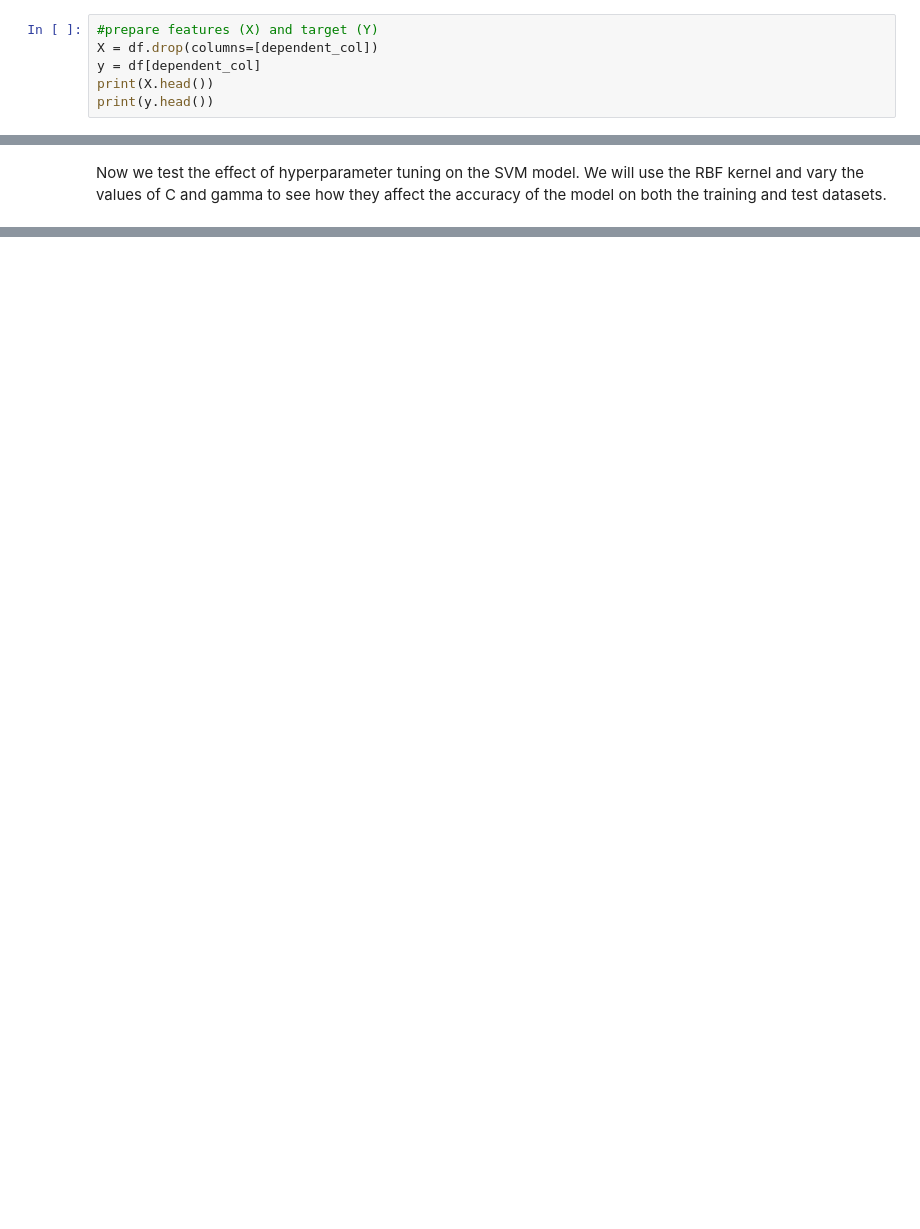
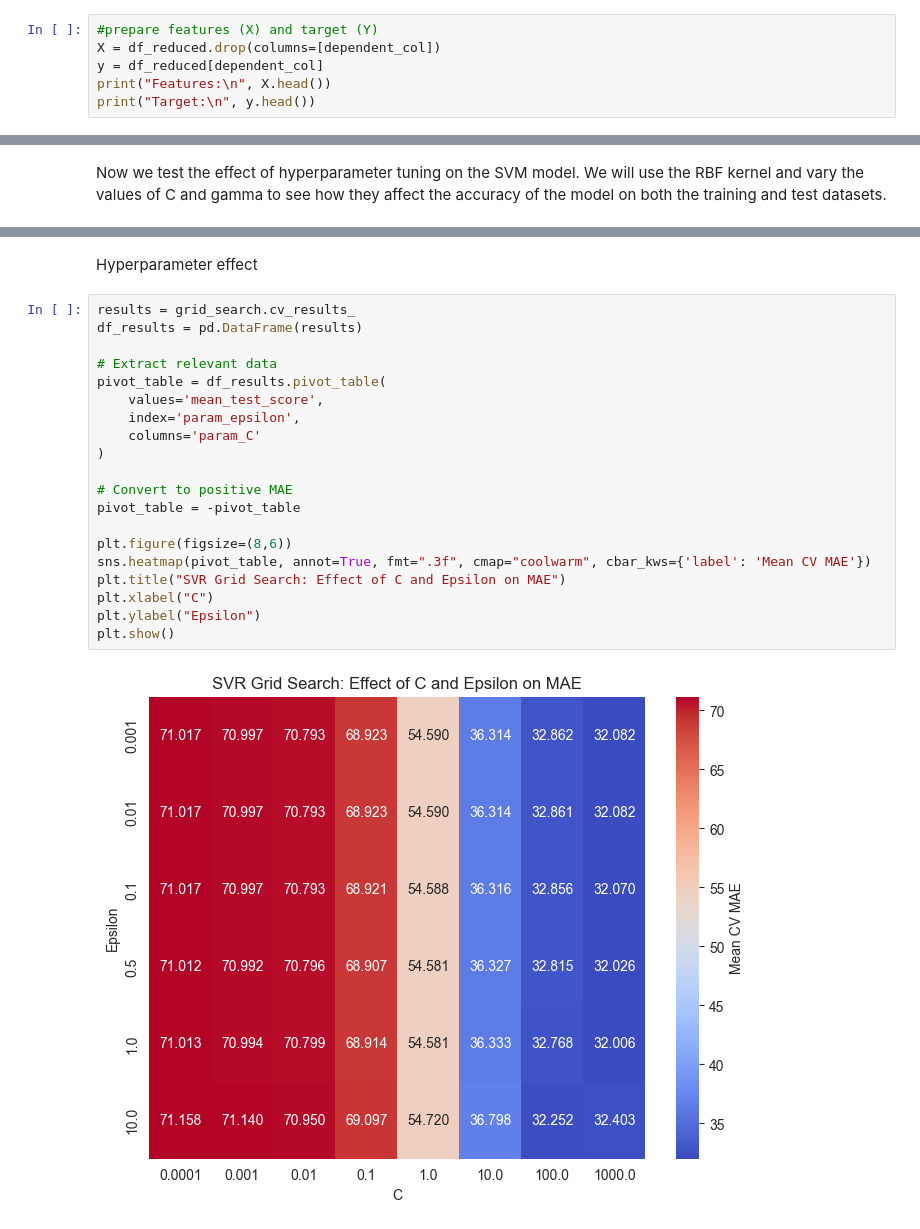
Before and after one commit to ciarangray0/MLRegressionAssignment2, a Jupyter notebook: SVR.ipynb, the cells around one changed output, grey strips where cells are left out. Drawn from its saved outputs; the diff is of its cells as text; blank space fills up the shorter version.

```diff
--- a/SVR.ipynb
+++ b/SVR.ipynb
@@ -38,7 +109,7 @@ max          2.470000           1.950000        454.295736
 # %%
 #prepare features (X) and target (Y)
-X = df.drop(columns=[dependent_col])
-y = df[dependent_col]
-print(X.head())
-print(y.head())
+X = df_reduced.drop(columns=[dependent_col])
+y = df_reduced[dependent_col]
+print("Features:\n", X.head())
+print("Target:\n", y.head())
 # %% [output]
@@ -217,0 +305,24 @@ plt.show()
+# %% [markdown]
+Hyperparameter effect
+# %%
+results = grid_search.cv_results_
+df_results = pd.DataFrame(results)
+
+# Extract relevant data
+pivot_table = df_results.pivot_table(
+    values='mean_test_score',
+    index='param_epsilon',
+    columns='param_C'
+)
+
+# Convert to positive MAE
+pivot_table = -pivot_table
+
+plt.figure(figsize=(8,6))
+sns.heatmap(pivot_table, annot=True, fmt=".3f", cmap="coolwarm", cbar_kws={'label': 'Mean CV MAE'})
+plt.title("SVR Grid Search: Effect of C and Epsilon on MAE")
+plt.xlabel("C")
+plt.ylabel("Epsilon")
+plt.show()
+# %% [output]
+[figure, added]
```
Also changed, not shown: parts of 23 cells of this notebook.
